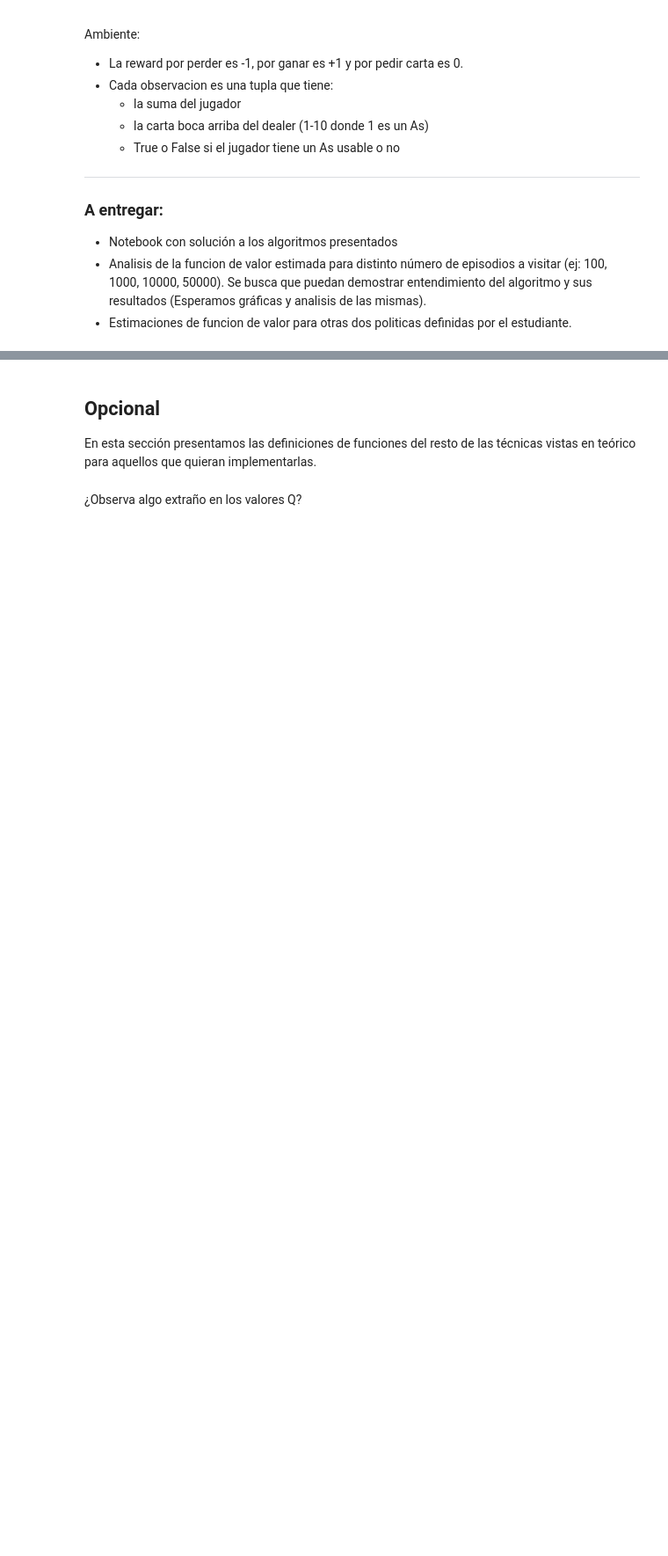
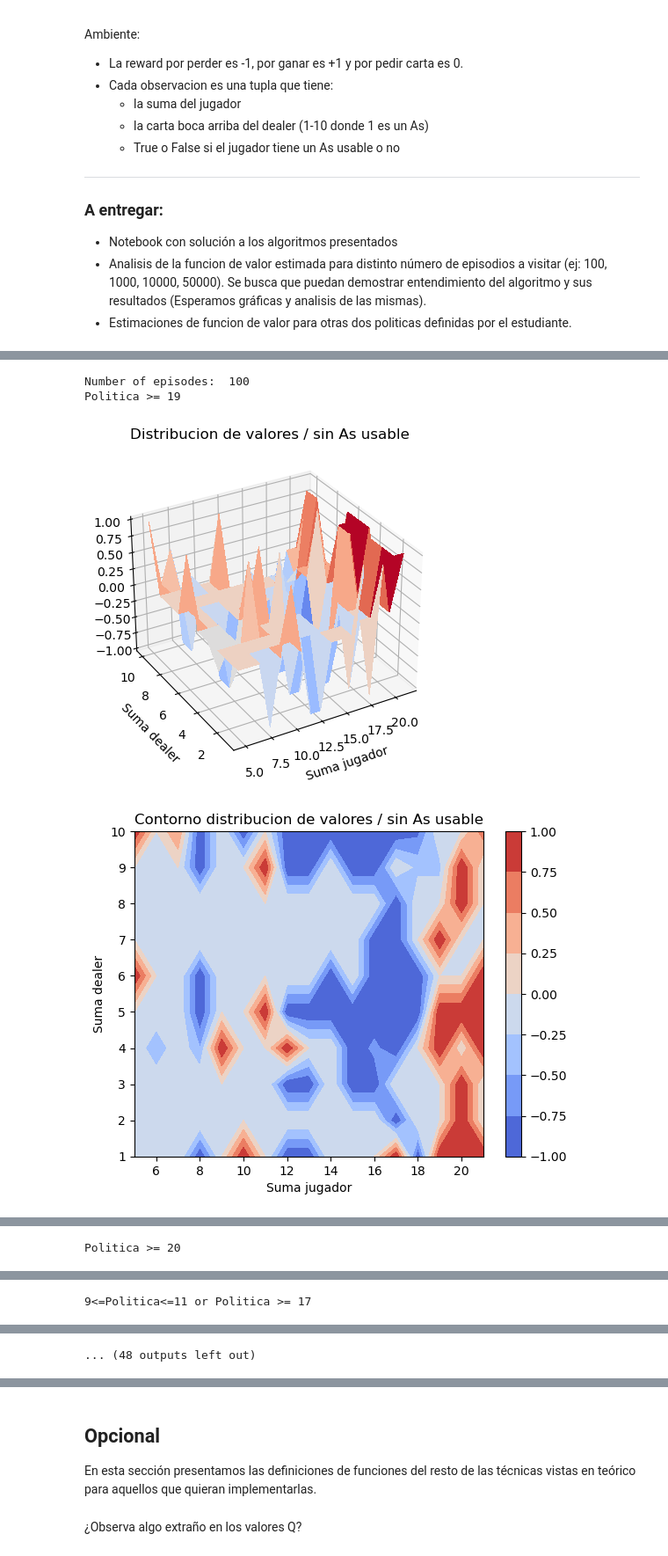
Before and after one commit to MarianoChic09/Agentes-Inteligentes, a Jupyter notebook: Laboratorio 3 - Monte Carlo/Monte Carlo Methods.ipynb, the cells around one changed output, grey strips where cells are left out. Shown at 88% size. Cells and saved outputs as stored; diff of their text form; code cells hidden in the pictures; blank space fills up the shorter version.

```diff
--- a/Laboratorio 3 - Monte Carlo/Monte Carlo Methods.ipynb
+++ b/Laboratorio 3 - Monte Carlo/Monte Carlo Methods.ipynb
@@ -182,3 +319,24 @@ def plot_value_distribution(value):
     plt.ylabel("Suma dealer")
     plt.colorbar(cp)
     plt.show()
+# %%
+for number_episodes in [100,1000,10000, 100000]:
+    value = first_visit_mc_prediction(sample_policy, env, number_episodes = number_episodes)
+    value_20 = first_visit_mc_prediction(sample_policy_20, env, number_episodes = number_episodes)
+    value_2 = first_visit_mc_prediction(policy_2, env, number_episodes = number_episodes)
+
+    print('Number of episodes: ', number_episodes)
+
+    print('Politica >= 19')
+
+    plot_value_distribution(value)
+
+    print('Politica >= 20')
+    plot_value_distribution(value_20)
+    print('9<=Politica<=11 or Politica >= 17 ')
+    plot_value_distribution(value_2)
+# %% [output]
+Number of episodes:  100
+Politica >= 19
+[figure, added]
+[figure, added]
@@ -184,0 +345 @@ def plot_value_distribution(value):
+Politica >= 20
@@ -184,0 +350 @@ def plot_value_distribution(value):
+9<=Politica<=11 or Politica >= 17
@@ -184,0 +352 @@ def plot_value_distribution(value):
+... (48 outputs left out)
```
Also changed, not shown: parts of 29 cells of this notebook, 1 other file.
